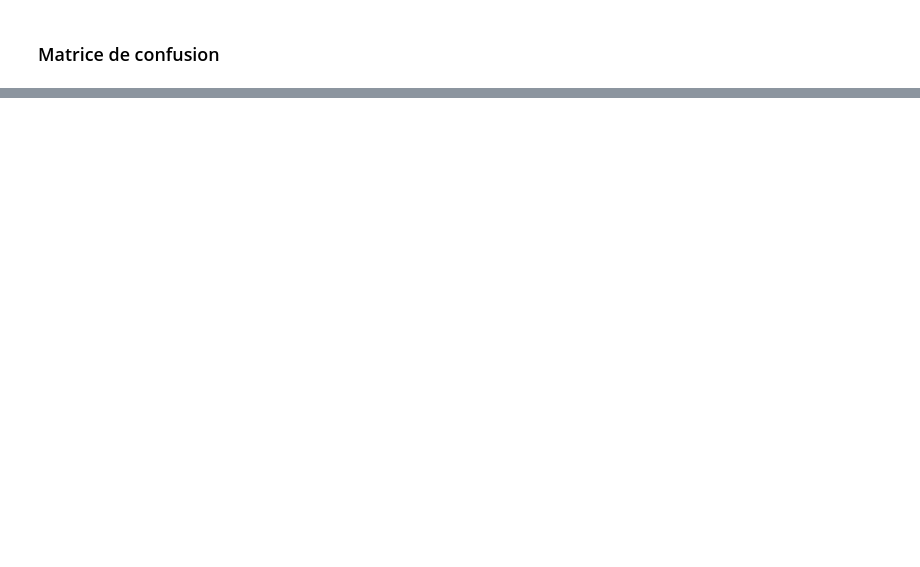
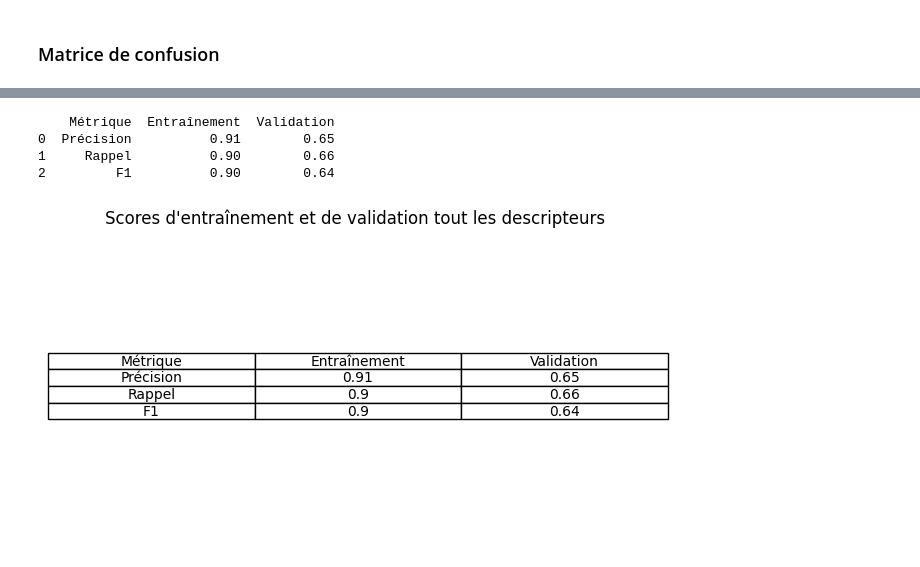
Before and after one commit to MangoHiller/Projet_SemEval2023_ATAL, a Jupyter notebook: LegalEval_baseline_feature_based.ipynb, the cells around one changed output, grey strips where cells are left out. Drawn from its saved outputs; the diff is of its cells as text; code cells hidden in the pictures; blank space fills up the shorter version.

```diff
--- a/LegalEval_baseline_feature_based.ipynb
+++ b/LegalEval_baseline_feature_based.ipynb
@@ -205,0 +452,43 @@ print(f'{precision:.2f}, {recall:.2f}, {f1:.2f}')
+# %%
+# Erreur d'entraînement :
+ground_truth_labels_train = train['labels']
+submission_labels_train = train['pred']
+
+precision_train, recall_train, f1_train, _ = precision_recall_fscore_support(
+    ground_truth_labels_train, submission_labels_train, average='weighted'
+)
+
+# Erreur de validation
+ground_truth_labels_dev = dev['labels']
+submission_labels_dev = dev['pred']
+
+precision_dev, recall_dev, f1_dev, _ = precision_recall_fscore_support(
+    ground_truth_labels_dev, submission_labels_dev, average='weighted'
+)
+
+# Créez un DataFrame pour afficher les scores
+scores_df = pd.DataFrame({
+    'Métrique': ['Précision', 'Rappel', 'F1'],
+    'Entraînement': [precision_train, recall_train, f1_train],
+    'Validation': [precision_dev, recall_dev, f1_dev]
+})
+
+# Formatez les valeurs avec une précision de .2f
+scores_df = scores_df.round(2)
+
+# Affichez le DataFrame sous forme de tableau
+print(scores_df)
+
+# Affichez le tableau sous forme de plot
+plt.figure(figsize=(8, 4))
+plt.title('Scores d\'entraînement et de validation tout les descripteurs ')
+plt.axis('tight')
+plt.axis('off')
+plt.table(cellText=scores_df.values, colLabels=scores_df.columns, cellLoc='center', loc='center')
+plt.show()
+# %% [output]
+    Métrique  Entraînement  Validation
+0  Précision          0.91        0.65
+1     Rappel          0.90        0.66
+2         F1          0.90        0.64
+[figure, added]
```
Also changed, not shown: parts of 22 cells of this notebook, 1 other file.
